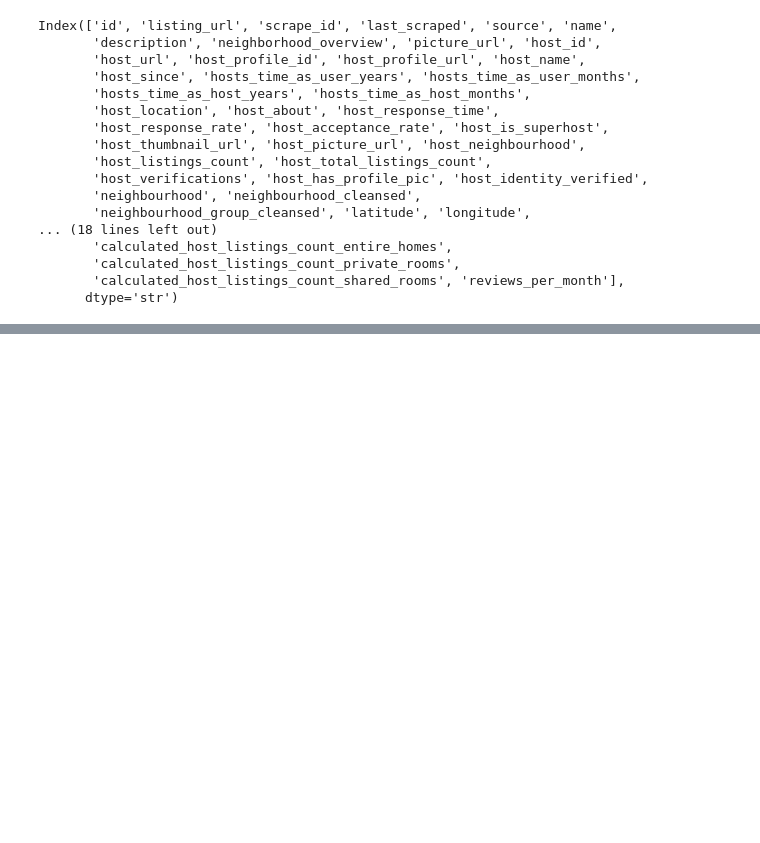
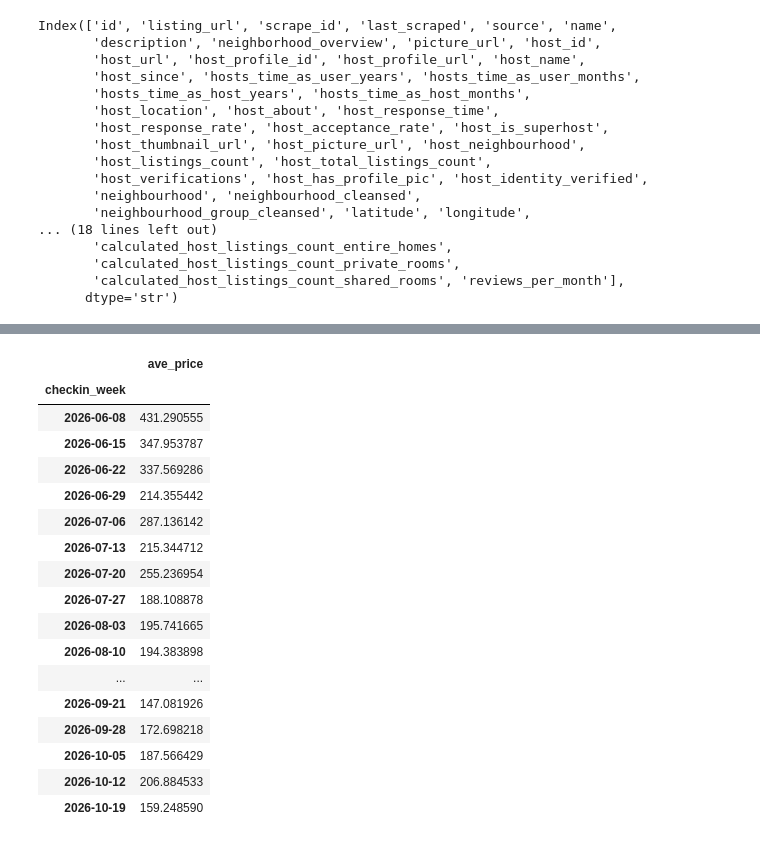
Before and after one commit to 2635530141/airbnb-analysis-project-, a Jupyter notebook: src/test.ipynb, the cells around one changed output, grey strips where cells are left out. Cells and saved outputs as stored; diff of their text form; code cells hidden in the pictures; blank space fills up the shorter version.

```diff
--- a/src/test.ipynb
+++ b/src/test.ipynb
@@ -58,0 +103,4 @@ df[['id', 'name', 'host_id', 'host_name', 'host_is_superhost', 'host_listings_co
+# %%
+# Creating a week aggregation
+df_analysis['checkin_week'] = df_analysis['price_quote_checkin_date'].dt.to_period('W').dt.start_time
+df_analysis['checkin_week'].value_counts().sort_values(ascending=False).head(20)
@@ -58,0 +129,23 @@ df[['id', 'name', 'host_id', 'host_name', 'host_is_superhost', 'host_listings_co
+# %%
+df_analysis.groupby('checkin_week').agg(
+    ave_price=('price_quote_price_per_night', 'mean')
+).sort_values(by='checkin_week', ascending=True).head(20)
+# %% [output]
+|  | ave_price |
+| checkin_week |  |
+| 2026-06-08 | 431.290555 |
+| 2026-06-15 | 347.953787 |
+| 2026-06-22 | 337.569286 |
+| 2026-06-29 | 214.355442 |
+| 2026-07-06 | 287.136142 |
+| 2026-07-13 | 215.344712 |
+| 2026-07-20 | 255.236954 |
+| 2026-07-27 | 188.108878 |
+| 2026-08-03 | 195.741665 |
+| 2026-08-10 | 194.383898 |
+| ... | ... |
+| 2026-09-21 | 147.081926 |
+| 2026-09-28 | 172.698218 |
+| 2026-10-05 | 187.566429 |
+| 2026-10-12 | 206.884533 |
+| 2026-10-19 | 159.248590 |
```
Also changed, not shown: parts of 10 cells of this notebook.
